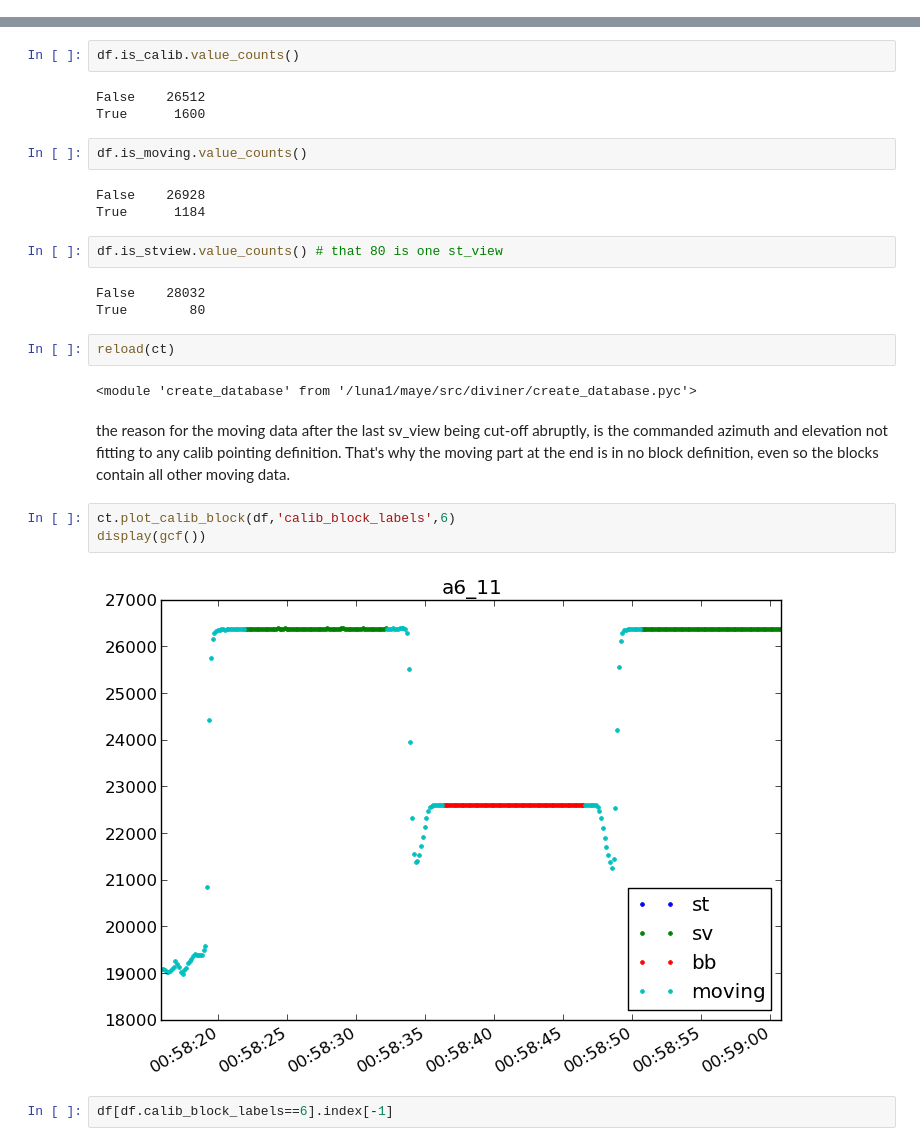
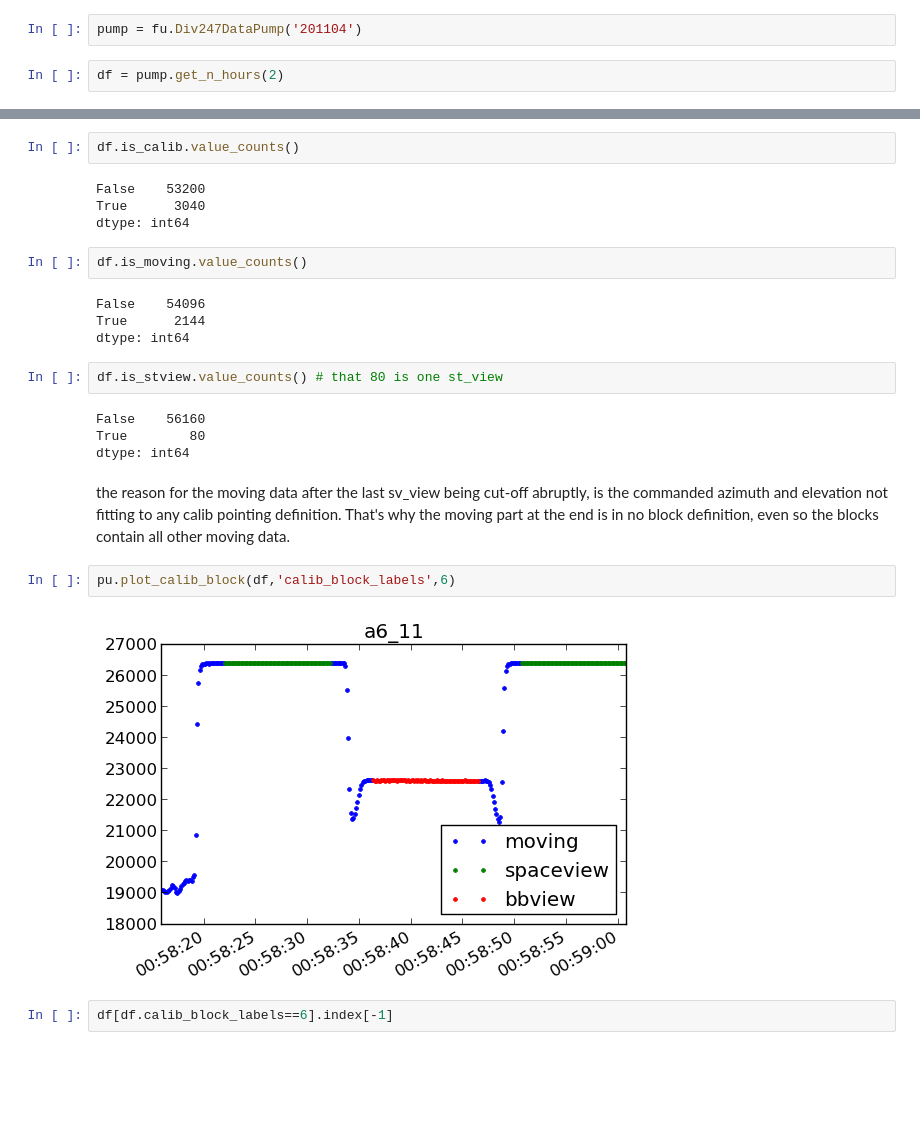
Before and after one commit to lro-diviner/divcalib, a Jupyter notebook: Diviner hourly.ipynb, the cells around one changed output, grey strips where cells are left out. Saved outputs shown, nothing was run; the diff lists cells and outputs as text; blank space fills up the shorter version.

```diff
--- a/Diviner hourly.ipynb
+++ b/Diviner hourly.ipynb
@@ -21,0 +10,4 @@ for _ in range(23):
+# %%
+pump = fu.Div247DataPump('201104')
+# %%
+df = pump.get_n_hours(2)
@@ -44,29 +45,27 @@ df.calib_block_labels.value_counts()
 # %%
 df.is_calib.value_counts()
 # %% [output]
-False    26512
-True      1600
+False    53200
+True      3040
+dtype: int64
 # %%
 df.is_moving.value_counts()
 # %% [output]
-False    26928
-True      1184
+False    54096
+True      2144
+dtype: int64
 # %%
 df.is_stview.value_counts() # that 80 is one st_view
 # %% [output]
-False    28032
+False    56160
 True        80
+dtype: int64
-# %%
-reload(ct)
-# %% [output]
-<module 'create_database' from '/luna1/maye/src/diviner/create_database.pyc'>
 # %% [markdown]
 the reason for the moving data after the last sv_view being cut-off abruptly, is the commanded azimuth and elevation not fitting to any calib pointing definition. That's why the moving part at the end is in no block definition, even so the blocks contain all other moving data.
 # %%
-ct.plot_calib_block(df,'calib_block_labels',6)
-display(gcf())
+pu.plot_calib_block(df,'calib_block_labels',6)
 # %% [output]
-[figure, old version]
+[figure, new version]
 # %%
 df[df.calib_block_labels==6].index[-1]
 # %% [output]
```
Also changed, not shown: parts of 33 cells of this notebook.
